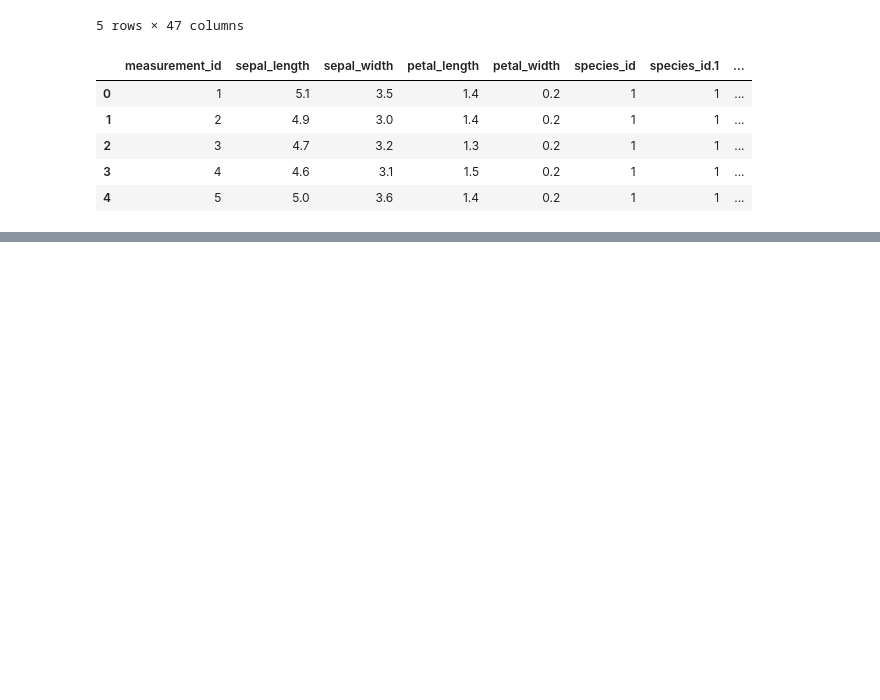
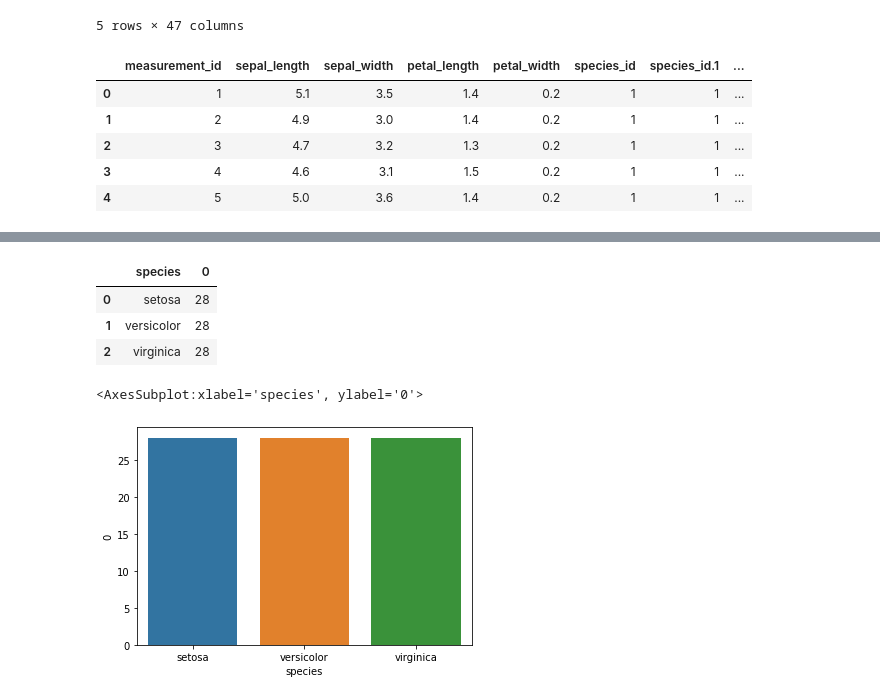
Before and after one commit to javahava1222/classification-exercises, a Jupyter notebook: classification_exercises.ipynb, the cells around one changed output, grey strips where cells are left out. Cells and saved outputs as stored; diff of their text form; code cells hidden in the pictures; blank space fills up the shorter version.

```diff
--- a/classification_exercises.ipynb
+++ b/classification_exercises.ipynb
@@ -663,0 +745,14 @@ KeyError: "['customer_id' 'contract_type_id' 'internet_service_type_id'\n 'payme
+# %%
+frequency = pd.DataFrame(train.value_counts('species').reset_index())
+frequency
+# %% [output]
+|  | species | 0 |
+| 0 | setosa | 28 |
+| 1 | versicolor | 28 |
+| 2 | virginica | 28 |
+# %%
+import seaborn as sns
+sns.barplot(data=frequency, x='species', y=0)
+# %% [output]
+<AxesSubplot:xlabel='species', ylabel='0'>
+[figure, added]
```
Also changed, not shown: parts of 19 cells of this notebook.
